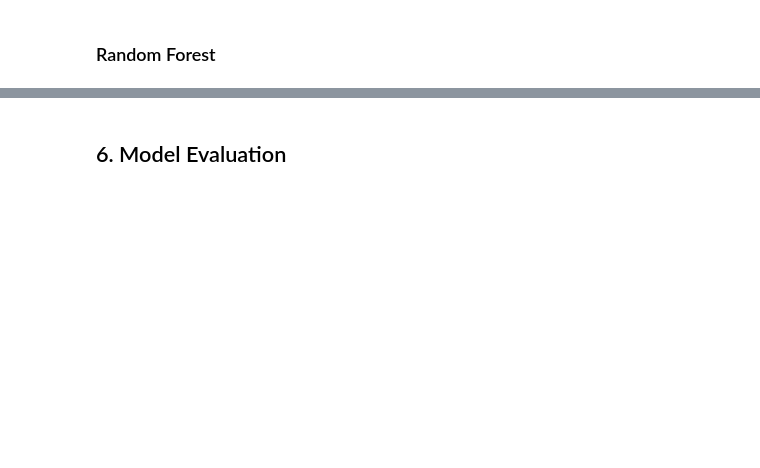
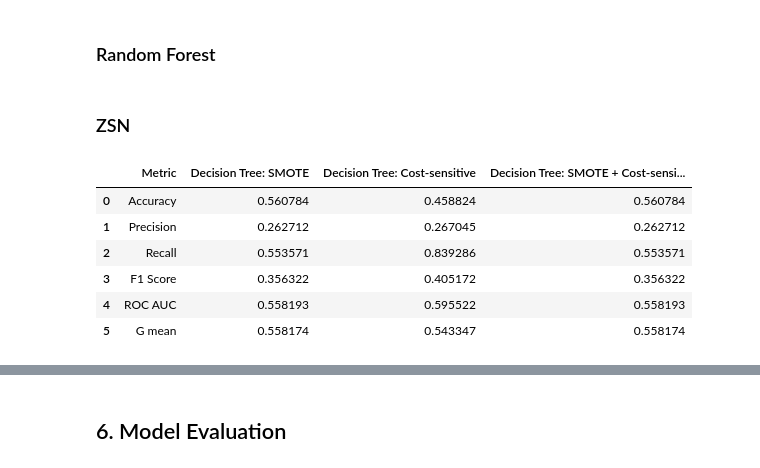
Before and after one commit to danghaidang04/Myocardial_Infraction_Complications_Analysis, a Jupyter notebook: main.ipynb, the cells around one changed output, grey strips where cells are left out. Saved outputs shown, nothing was run; the diff lists cells and outputs as text; code cells hidden in the pictures; blank space fills up the shorter version.

```diff
--- a/main.ipynb
+++ b/main.ipynb
@@ -564,0 +666,20 @@ for name, param in grid_search.best_estimator_.get_params().items():
+# %% [markdown]
+### ZSN
+# %%
+# Create a table to compare multiple metrics: accuracy, precision, recall, f1 score, roc auc, g mean of multiple classifiers for target ZSN
+results_zsn = {"Metric": ["Accuracy", "Precision", "Recall", "F1 Score", "ROC AUC", "G mean"],
+               "Decision Tree: SMOTE": results_SMOTE_balanced["ZSN"],
+               "Decision Tree: Cost-sensitive": results_cost_sensitive["ZSN"],
+               "Decision Tree: SMOTE + Cost-sensitive": results_SMOTE_cost_sensitive["ZSN"]}
+results_zsn = pd.DataFrame(results_zsn)
+results_zsn.columns = ["Metric", "Decision Tree: SMOTE", "Decision Tree: Cost-sensitive", "Decision Tree: SMOTE + Cost-sensitive"]
+
+results_zsn
+# %% [output]
+|  | Metric | Decision Tree: SMOTE | Decision Tree: Cost-sensitive | Decision Tree: SMOTE + Cost-sensi... |
+| 0 | Accuracy | 0.560784 | 0.458824 | 0.560784 |
+| 1 | Precision | 0.262712 | 0.267045 | 0.262712 |
+| 2 | Recall | 0.553571 | 0.839286 | 0.553571 |
+| 3 | F1 Score | 0.356322 | 0.405172 | 0.356322 |
+| 4 | ROC AUC | 0.558193 | 0.595522 | 0.558193 |
+| 5 | G mean | 0.558174 | 0.543347 | 0.558174 |
```
Also changed, not shown: parts of 21 cells of this notebook.
